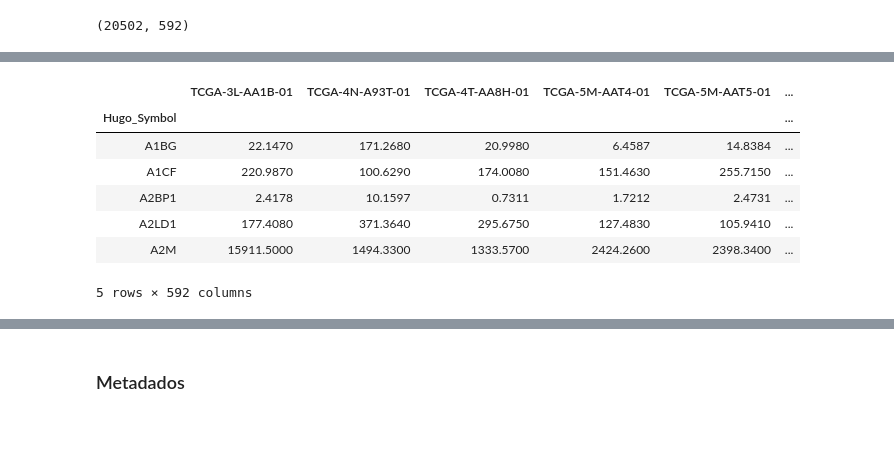
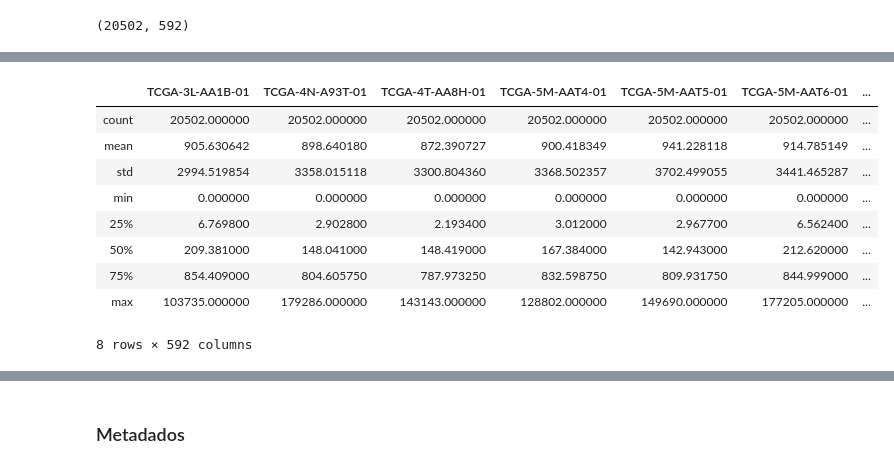
Before and after one commit to edgar-pinto/MEBIOM_BIOINF, a Jupyter notebook: dataset1.ipynb, the cells around one changed output, grey strips where cells are left out. Cells and saved outputs as stored; diff of their text form; code cells hidden in the pictures; blank space fills up the shorter version.

```diff
--- a/dataset1.ipynb
+++ b/dataset1.ipynb
@@ -26,7 +31,13 @@ display(dados_crc) #table display
 20531 rows × 594 columns
 # %%
 col_dados_crc = list(dados_crc.columns) #save all data frame columns in a list
-col_dados_crc
+display(col_dados_crc)
+
+dados_crc_index = dados_crc.set_index("Hugo_Symbol")
+dados_crc_transpose = dados_crc_index.transpose()
+display(dados_crc_transpose)
+row_genes_dados_crc = list(dados_crc_transpose.columns)
+display(row_genes_dados_crc)
 # %% [output]
 ['Hugo_Symbol',
  'Entrez_Gene_Id',
@@ -154,11 +259,13 @@ data_hugo.shape  ## 20502 genes x 592 amostras
 # %%
-data_hugo.head()
+data_hugo.describe()
 # %% [output]
-|  | TCGA-3L-AA1B-01 | TCGA-4N-A93T-01 | TCGA-4T-AA8H-01 | TCGA-5M-AAT4-01 | TCGA-5M-AAT5-01 | ... |
-| Hugo_Symbol |  |  |  |  |  | ... |
-| A1BG | 22.1470 | 171.2680 | 20.9980 | 6.4587 | 14.8384 | ... |
-| A1CF | 220.9870 | 100.6290 | 174.0080 | 151.4630 | 255.7150 | ... |
-| A2BP1 | 2.4178 | 10.1597 | 0.7311 | 1.7212 | 2.4731 | ... |
-| A2LD1 | 177.4080 | 371.3640 | 295.6750 | 127.4830 | 105.9410 | ... |
-| A2M | 15911.5000 | 1494.3300 | 1333.5700 | 2424.2600 | 2398.3400 | ... |
+|  | TCGA-3L-AA1B-01 | TCGA-4N-A93T-01 | TCGA-4T-AA8H-01 | TCGA-5M-AAT4-01 | TCGA-5M-AAT5-01 | TCGA-5M-AAT6-01 | ... |
+| count | 20502.000000 | 20502.000000 | 20502.000000 | 20502.000000 | 20502.000000 | 20502.000000 | ... |
+| mean | 905.630642 | 898.640180 | 872.390727 | 900.418349 | 941.228118 | 914.785149 | ... |
+| std | 2994.519854 | 3358.015118 | 3300.804360 | 3368.502357 | 3702.499055 | 3441.465287 | ... |
+| min | 0.000000 | 0.000000 | 0.000000 | 0.000000 | 0.000000 | 0.000000 | ... |
+| 25% | 6.769800 | 2.902800 | 2.193400 | 3.012000 | 2.967700 | 6.562400 | ... |
+| 50% | 209.381000 | 148.041000 | 148.419000 | 167.384000 | 142.943000 | 212.620000 | ... |
+| 75% | 854.409000 | 804.605750 | 787.973250 | 832.598750 | 809.931750 | 844.999000 | ... |
+| max | 103735.000000 | 179286.000000 | 143143.000000 | 128802.000000 | 149690.000000 | 177205.000000 | ... |
-5 rows × 592 columns
+8 rows × 592 columns
```
Also changed, not shown: parts of 20 cells of this notebook.
